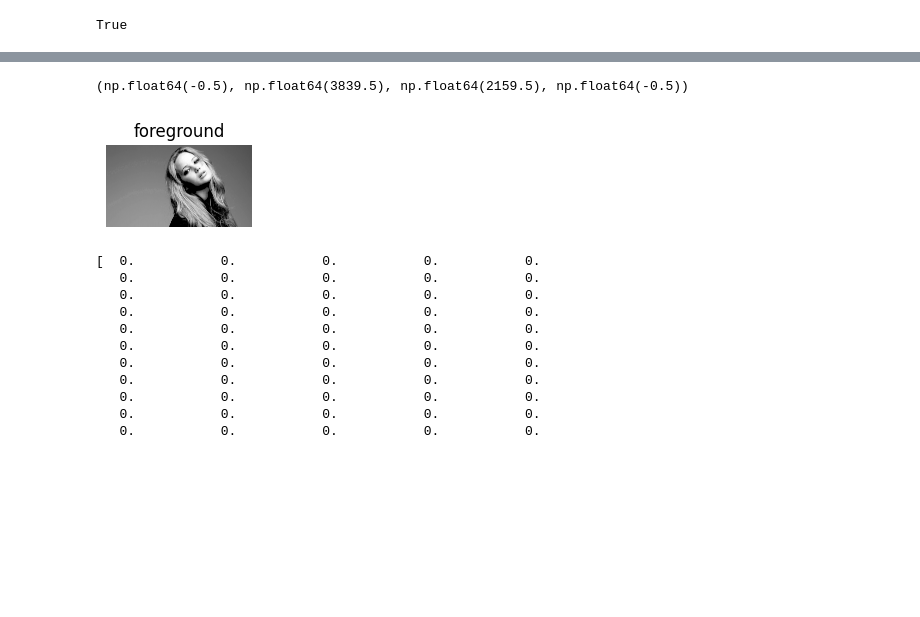
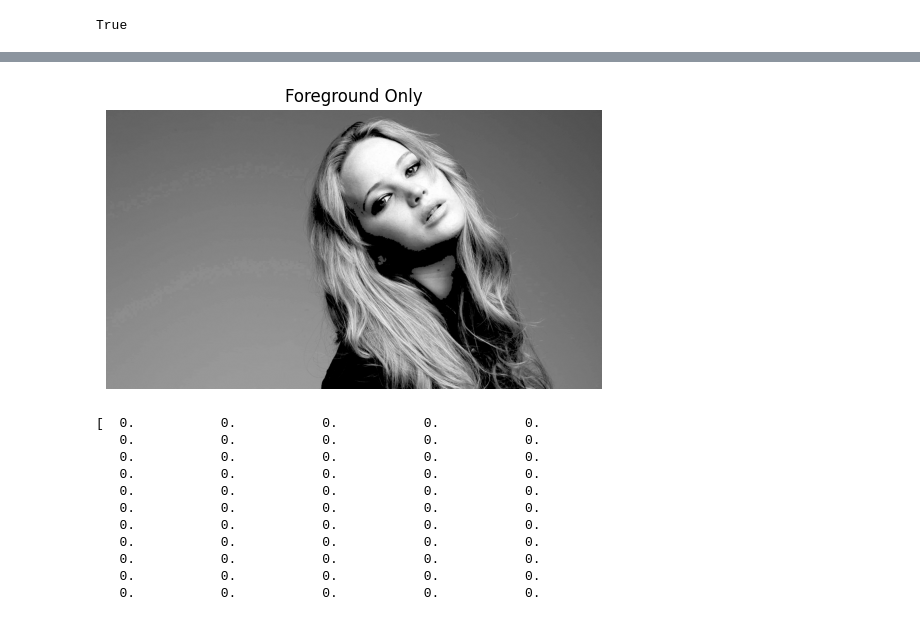
Before and after one commit to Bashinigamage/computer_vision, a Jupyter notebook: Assignment_1.ipynb, the cells around one changed output, grey strips where cells are left out. Drawn from its saved outputs; the diff is of its cells as text; code cells hidden in the pictures; blank space fills up the shorter version.

```diff
--- a/Assignment_1.ipynb
+++ b/Assignment_1.ipynb
@@ -546,16 +544,14 @@ plt.axis('off')
 # %%
 #(c) Now obtain the foreground only using cv.bitwise_and and compute the histogram.
 
 # Extract foreground using bitwise_and
 foreground = cv2.bitwise_and(val, val, mask=mask)
 
-plt.subplot(1, 3, 2)
-plt.title("foreground")
 plt.imshow(foreground, cmap='gray')
-plt.axis('off')
+plt.title("Foreground Only")
+plt.axis('off'); plt.show()
 # %% [output]
-(np.float64(-0.5), np.float64(3839.5), np.float64(2159.5), np.float64(-0.5))
-[figure, old version]
+[figure, new version]
 # %%
 #(d) Obtain the cumulative sum of the histogram using np.cumsum.
 
```
Also changed, not shown: parts of 5 cells of this notebook.
